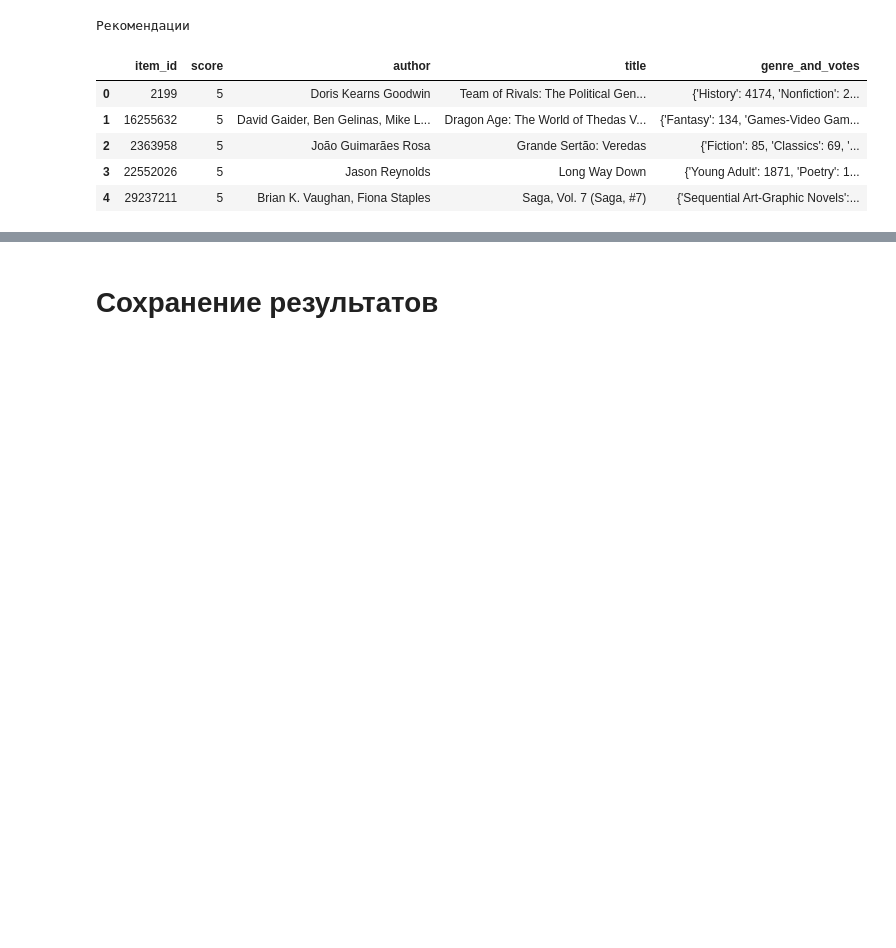
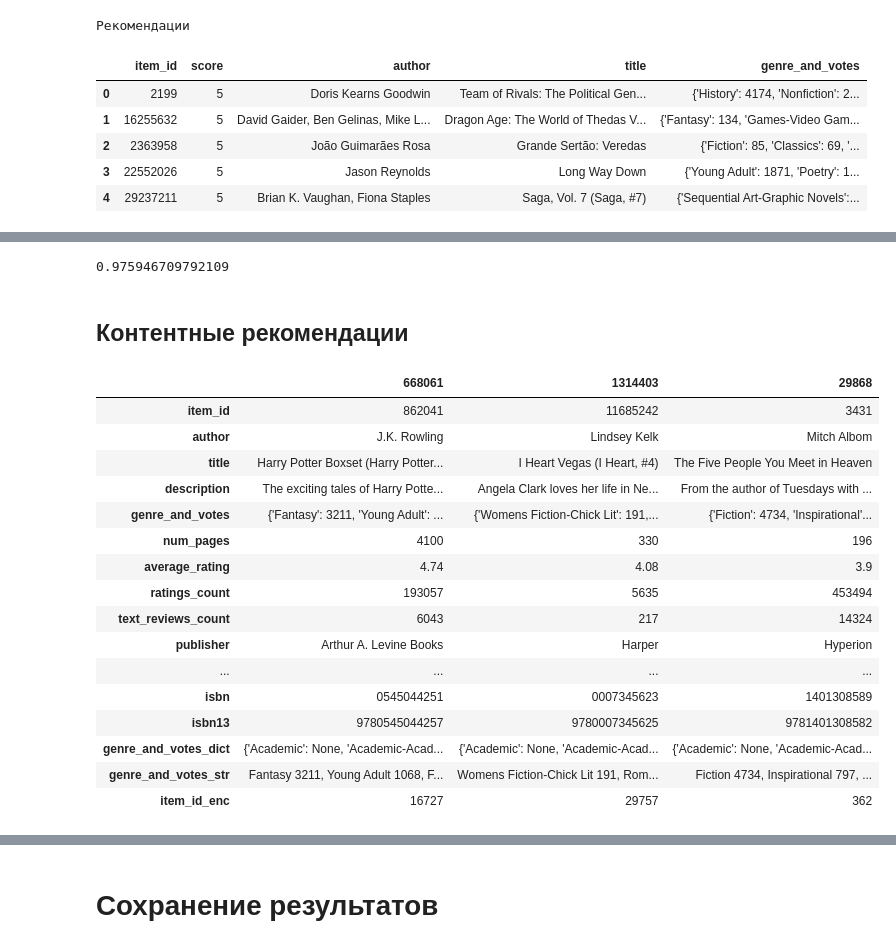
Before and after one commit to Jonzzi/mle-recsys-start, a Jupyter notebook: preprocessing.ipynb, the cells around one changed output, grey strips where cells are left out. Saved outputs shown, nothing was run; the diff lists cells and outputs as text; code cells hidden in the pictures; blank space fills up the shorter version.

```diff
--- a/preprocessing.ipynb
+++ b/preprocessing.ipynb
@@ -845,0 +857,18 @@ user_id: 1169023
+# %%
+import scipy
+import sklearn.preprocessing
+
+# перекодируем идентификаторы пользователей:
+# из имеющихся в последовательность 0, 1, 2, ...
+user_encoder = sklearn.preprocessing.LabelEncoder()
+user_encoder.fit(events["user_id"])
+events_train["user_id_enc"] = user_encoder.transform(events_train["user_id"])
+events_test["user_id_enc"] = user_encoder.transform(events_test["user_id"])
+
+# перекодируем идентификаторы объектов:
+# из имеющихся в последовательность 0, 1, 2, ...
+item_encoder = sklearn.preprocessing.LabelEncoder()
+item_encoder.fit(items["item_id"])
+items["item_id_enc"] = item_encoder.transform(items["item_id"])
+events_train["item_id_enc"] = item_encoder.transform(events_train["item_id"])
+events_test["item_id_enc"] = item_encoder.transform(events_test["item_id"])
@@ -845,0 +1026,28 @@ user_id: 1169023
+# %%
+print(ndcg_at_5_scores.mean())
+# %% [output]
+0.975946709792109
+# %% [markdown]
+## Контентные рекомендации
+# %%
+items["genre_and_votes"] = items["genre_and_votes"].apply(eval)
+# %%
+items.sample(3).T
+# %% [output]
+|  | 668061 | 1314403 | 29868 |
+| item_id | 862041 | 11685242 | 3431 |
+| author | J.K. Rowling | Lindsey Kelk | Mitch Albom |
+| title | Harry Potter Boxset (Harry Potter... | I Heart Vegas (I Heart, #4) | The Five People You Meet in Heaven |
+| description | The exciting tales of Harry Potte... | Angela Clark loves her life in Ne... | From the author of Tuesdays with ... |
+| genre_and_votes | {'Fantasy': 3211, 'Young Adult': ... | {'Womens Fiction-Chick Lit': 191,... | {'Fiction': 4734, 'Inspirational'... |
+| num_pages | 4100 | 330 | 196 |
+| average_rating | 4.74 | 4.08 | 3.9 |
+| ratings_count | 193057 | 5635 | 453494 |
+| text_reviews_count | 6043 | 217 | 14324 |
+| publisher | Arthur A. Levine Books | Harper | Hyperion |
+| ... | ... | ... | ... |
+| isbn | 0545044251 | 0007345623 | 1401308589 |
+| isbn13 | 9780545044257 | 9780007345625 | 9781401308582 |
+| genre_and_votes_dict | {'Academic': None, 'Academic-Acad... | {'Academic': None, 'Academic-Acad... | {'Academic': None, 'Academic-Acad... |
+| genre_and_votes_str | Fantasy 3211, Young Adult 1068, F... | Womens Fiction-Chick Lit 191, Rom... | Fiction 4734, Inspirational 797, ... |
+| item_id_enc | 16727 | 29757 | 362 |
```
Also changed, not shown: parts of 52 cells of this notebook.
